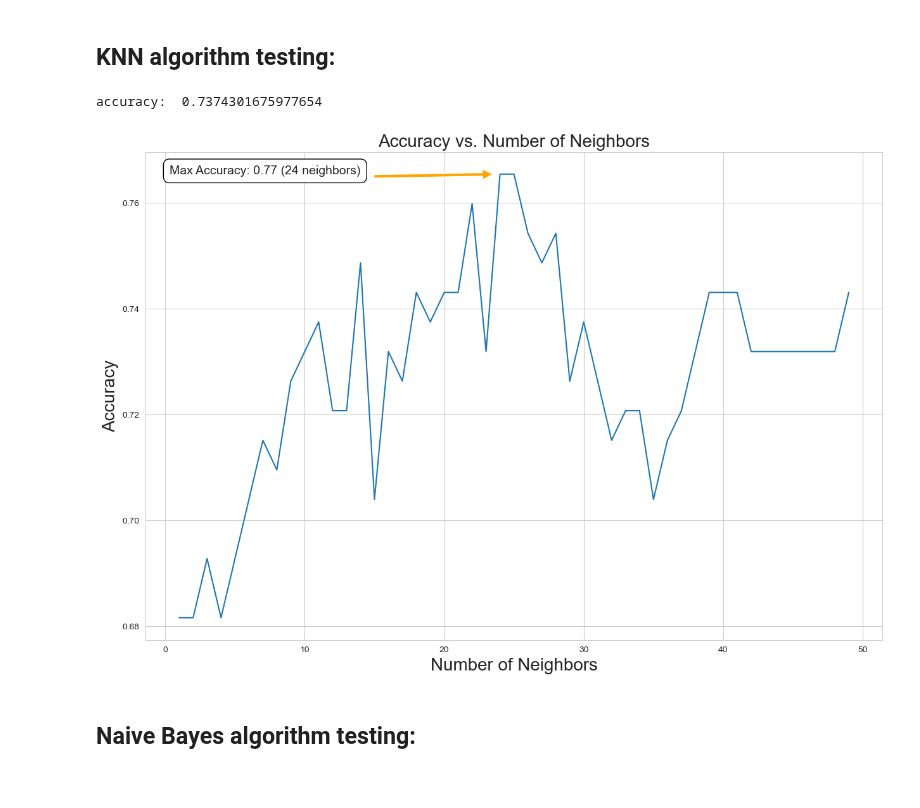
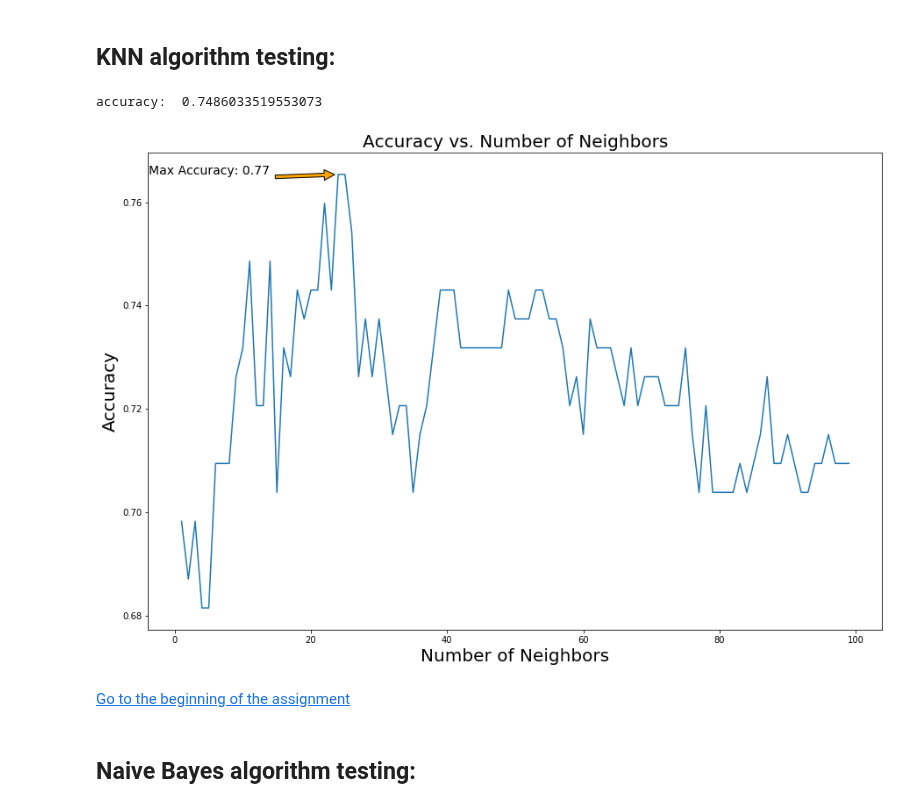
Before and after one commit to eranCat/TitanicML, a Jupyter notebook: Assignment2_supervised_learning_flow.ipynb, the cells around one changed output. Drawn from its saved outputs; the diff is of its cells as text; code cells hidden in the pictures.

```diff
--- a/Assignment2_supervised_learning_flow.ipynb
+++ b/Assignment2_supervised_learning_flow.ipynb
@@ -502,49 +513,46 @@ Final Model Accuracy: 0.8156424581005587
 ## KNN algorithm testing:
 # %%
 test_set = pd.read_csv("titanic_test.csv")
+# %%
+x_test = test_set[['Pclass','Sex','Age','SibSp','Parch','Fare']]
+y_test = test_set['Survived']
 # %%
-y_predict_knn = knn_trained.predict(x_test)
-accuracy = accuracy_score(y_test, y_predict_knn)
+y_predict = knn.predict(x_test)
+accuracy = accuracy_score(y_test,y_predict)
 print("accuracy: ", accuracy)
 # %% [output]
-accuracy:  0.7374301675977654
+accuracy:  0.7486033519553073
+# %%
+neighbors = np.arange(1, 100)
+accuracy_scores=[]
+for n in neighbors:
+    knn = KNeighborsClassifier(n_neighbors=n)
+    knn.fit(x_train,y_train)
+    y_pred = knn.predict(x_test)
+    accuracy = accuracy_score(y_test, y_pred)
+    accuracy_scores.append(accuracy)
 # %%
-def knn_test(x_train, y_train,x_test, y_test):
-    neighbors = np.arange(1, 50)
-    accuracy_scores = []
-    for n in neighbors:
-        knn = KNeighborsClassifier(n_neighbors=n)
-        knn.fit(x_train, y_train)
-        y_pred = knn.predict(x_test)
-        accuracy = accuracy_score(y_test, y_pred)
-        accuracy_scores.append(accuracy)
+plt.figure(figsize=(15, 10))
+plt.plot(neighbors, accuracy_scores)
+plt.xlabel('Number of Neighbors', fontsize=20)
+plt.ylabel('Accuracy', fontsize=20)
+plt.title('Accuracy vs. Number of Neighbors', fontsize=20)
 
-    return neighbors, accuracy_scores
+# Finding the maximum accuracy and its corresponding neighbor
+max_index = accuracy_scores.index(max(accuracy_scores))
+max_neighbor = neighbors[max_index]
+max_accuracy = accuracy_scores[max_index]
 
-def plot_knn_test(neighbors, accuracy_scores):
-    plt.figure(figsize=(15, 10))
-    plt.plot(neighbors, accuracy_scores)
-    plt.xlabel('Number of Neighbors', fontsize=20)
-    plt.ylabel('Accuracy', fontsize=20)
-    plt.title('Accuracy vs. Number of Neighbors', fontsize=20)
-
-    # Finding the maximum accuracy and its corresponding neighbor
-    max_index = np.argmax(accuracy_scores)
-    max_neighbor = neighbors[max_index]
-    max_accuracy = accuracy_scores[max_index]
-
-    # Adding annotation
-    plt.annotate(f'Max Accuracy: {max_accuracy:.2f} ({max_neighbor} neighbors)',
-                 xy=(max_neighbor, max_accuracy),  # Arrowhead position
-                 xytext=(max_neighbor - 10, max_accuracy),  # Text position above the point
-                 arrowprops=dict(facecolor='orange', shrink=0.05),
-                 ha='right', fontsize=14, bbox=dict(facecolor='white', edgecolor='black', boxstyle='round,pad=0.5'))
-    plt.show()
-
-# Run the knn_test function and plot results
-neighbors, accuracy_scores = knn_test(x_train, y_train,x_test, y_test)
-plot_knn_test(neighbors, accuracy_scores)
+# Adding annotation
+plt.annotate(f'Max Accuracy: {max_accuracy:.2f}',
+             xy=(max_neighbor, max_accuracy),  # Arrowhead position
+             xytext=(max_neighbor-10, max_accuracy),  # Text position above the point
+             arrowprops=dict(facecolor='orange', shrink=0.05),
+             ha='right', fontsize=14)
+plt.show()
 # %% [output]
-[figure, old version]
+[figure, new version]
+# %% [markdown]
+[Go to the beginning of the assignment](#table-of-contents)
 # %% [markdown]
 ## Naive Bayes algorithm testing:
```
Also changed, not shown: parts of 76 cells of this notebook.
